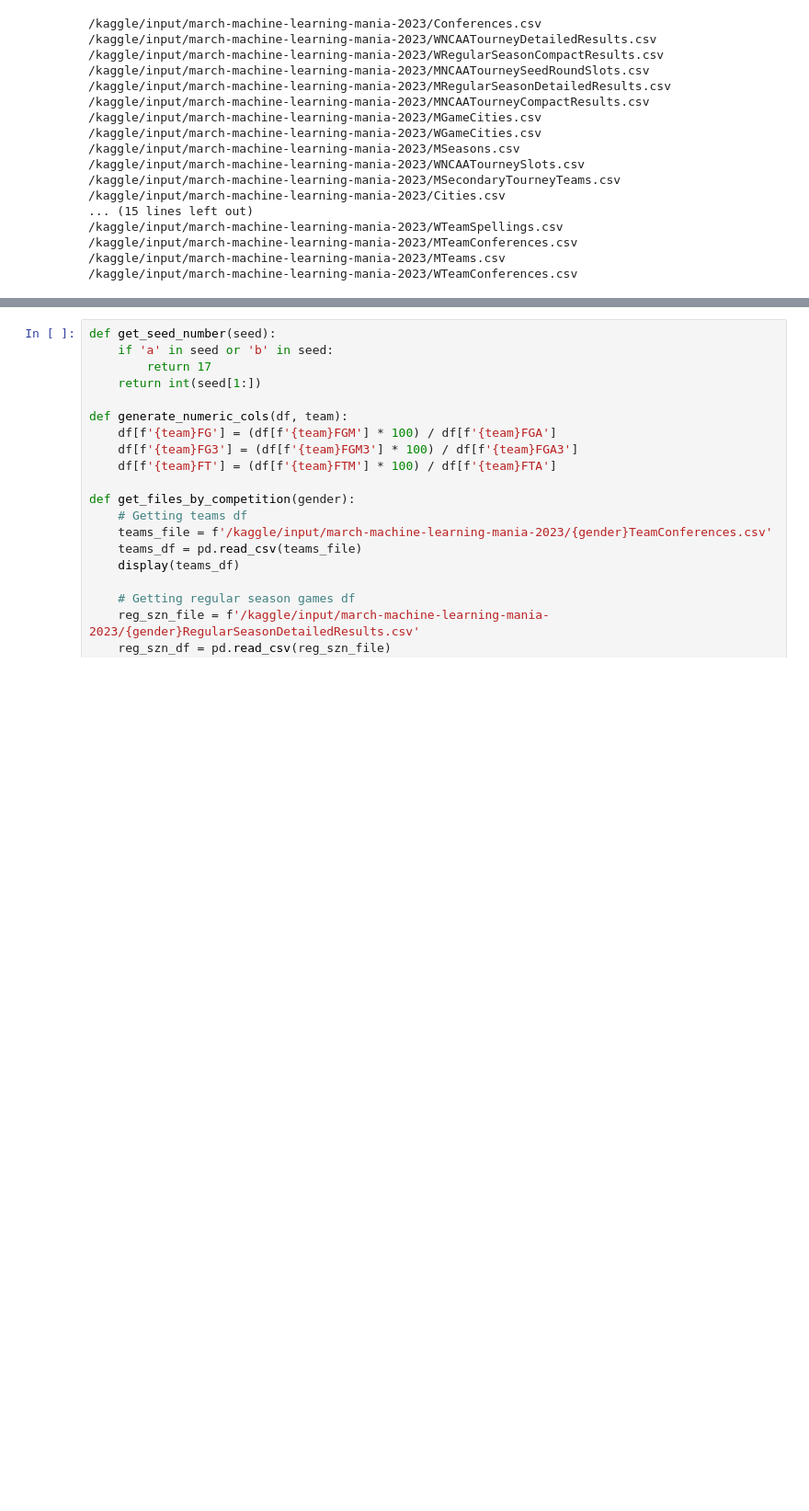
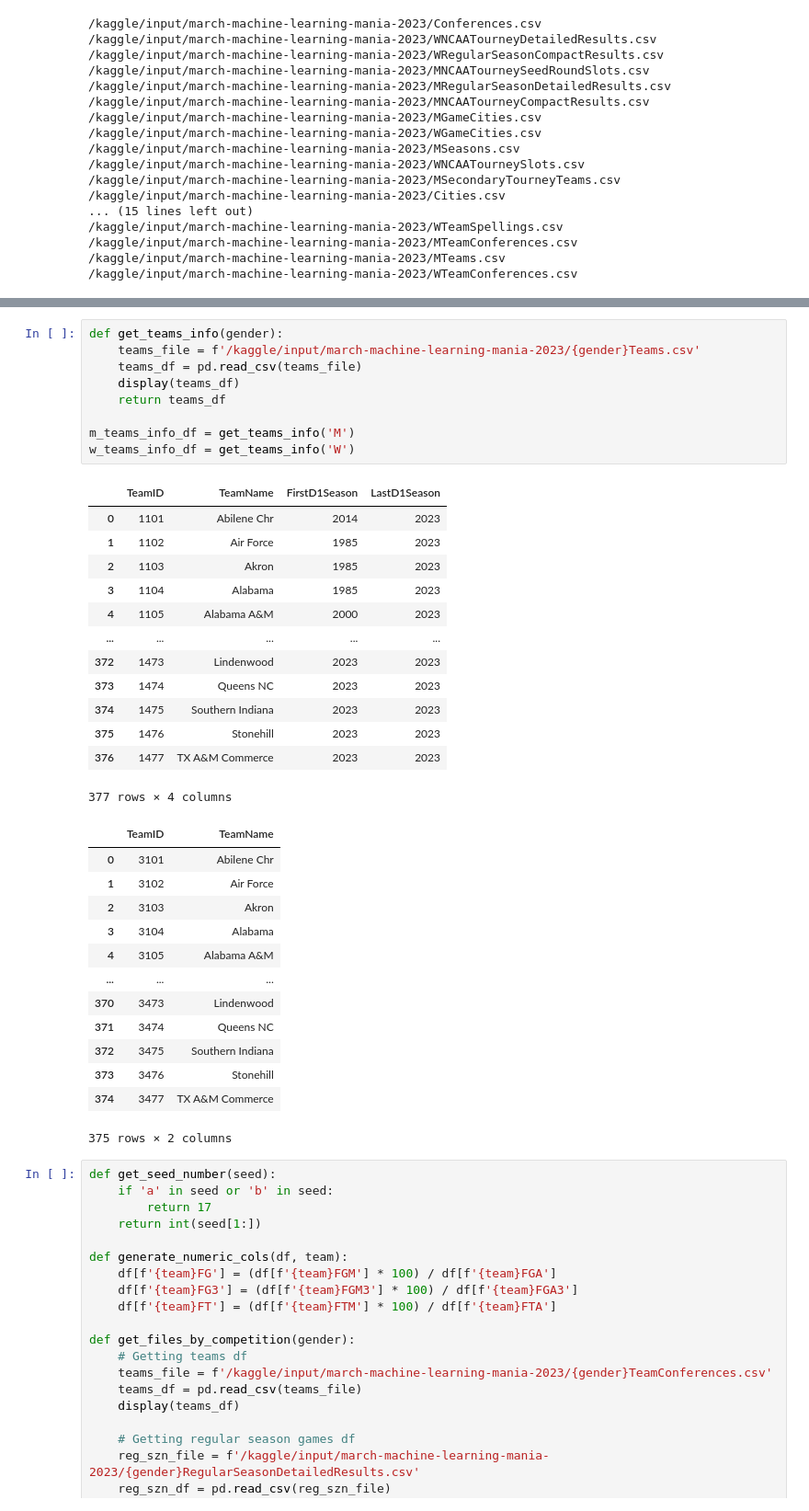
Before and after one commit to caiomelo22/march-madness-2023, a Jupyter notebook: notebook3e407fad6c.ipynb, the cells around one changed output, grey strips where cells are left out. Shown at 92% size. Cells and saved outputs as stored; diff of their text form; blank space fills up the shorter version.

```diff
--- a/notebook3e407fad6c.ipynb
+++ b/notebook3e407fad6c.ipynb
@@ -53,6 +59,42 @@ columns = [
             'Winner'
         ]
 season = 2023
+# %%
+def get_teams_info(gender):
+    teams_file = f'/kaggle/input/march-machine-learning-mania-2023/{gender}Teams.csv'
+    teams_df = pd.read_csv(teams_file)
+    display(teams_df)
+    return teams_df
+
+m_teams_info_df = get_teams_info('M')
+w_teams_info_df = get_teams_info('W')
+# %% [output]
+|  | TeamID | TeamName | FirstD1Season | LastD1Season |
+| 0 | 1101 | Abilene Chr | 2014 | 2023 |
+| 1 | 1102 | Air Force | 1985 | 2023 |
+| 2 | 1103 | Akron | 1985 | 2023 |
+| 3 | 1104 | Alabama | 1985 | 2023 |
+| 4 | 1105 | Alabama A&M | 2000 | 2023 |
+| ... | ... | ... | ... | ... |
+| 372 | 1473 | Lindenwood | 2023 | 2023 |
+| 373 | 1474 | Queens NC | 2023 | 2023 |
+| 374 | 1475 | Southern Indiana | 2023 | 2023 |
+| 375 | 1476 | Stonehill | 2023 | 2023 |
+| 376 | 1477 | TX A&M Commerce | 2023 | 2023 |
+377 rows × 4 columns
+|  | TeamID | TeamName |
+| 0 | 3101 | Abilene Chr |
+| 1 | 3102 | Air Force |
+| 2 | 3103 | Akron |
+| 3 | 3104 | Alabama |
+| 4 | 3105 | Alabama A&M |
+| ... | ... | ... |
+| 370 | 3473 | Lindenwood |
+| 371 | 3474 | Queens NC |
+| 372 | 3475 | Southern Indiana |
+| 373 | 3476 | Stonehill |
+| 374 | 3477 | TX A&M Commerce |
+375 rows × 2 columns
 # %%
 def get_seed_number(seed):
     if 'a' in seed or 'b' in seed:
```
Also changed, not shown: parts of 9 cells of this notebook.
